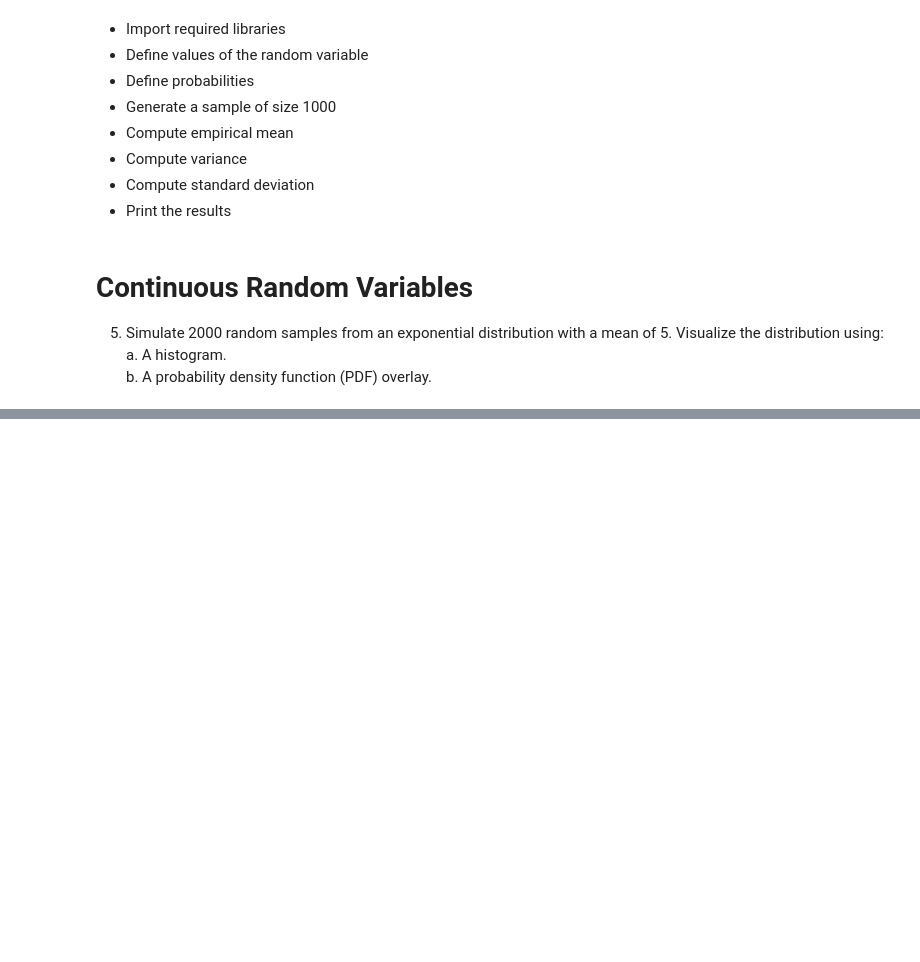
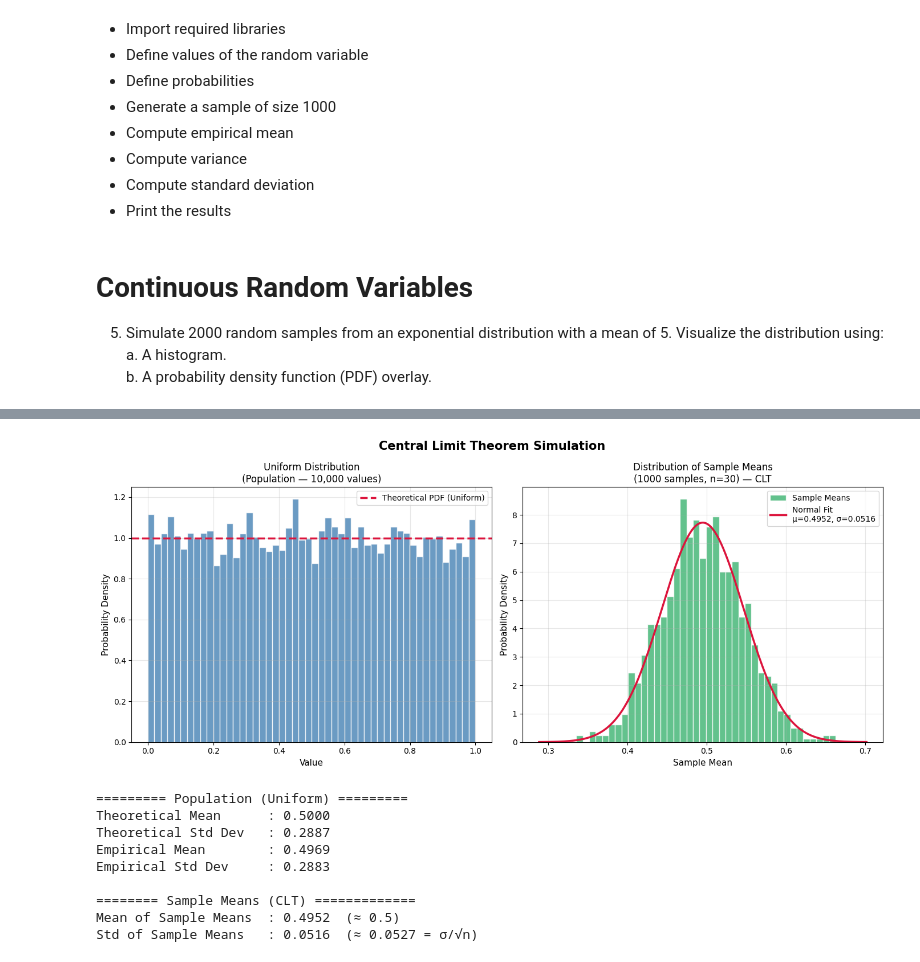
Before and after one commit to nishant8105/DS_Assignment, a Jupyter notebook: Assignment_3/probability.ipynb, the cells around one changed output, grey strips where cells are left out. Saved outputs shown, nothing was run; the diff lists cells and outputs as text; code cells hidden in the pictures; blank space fills up the shorter version.

Commit message:
Central Limit Theorem complete

```diff
--- a/Assignment_3/probability.ipynb
+++ b/Assignment_3/probability.ipynb
@@ -264,0 +275,79 @@ Max               : 37.8456
+# %%
+import numpy as np
+import matplotlib.pyplot as plt
+
+# ── a. Generate 10,000 random numbers from Uniform Distribution ──
+population = np.random.uniform(low=0, high=1, size=10_000)
+
+# ── b. Draw 1000 samples of size n=30 & calculate sample means ──
+n_samples = 1000
+sample_size = 30
+
+sample_means = [
+    np.mean(np.random.choice(population, size=sample_size, replace=False))
+    for _ in range(n_samples)
+]
+sample_means = np.array(sample_means)
+
+# ── Manual Normal PDF (no scipy) ──
+# Formula: f(x) = (1 / σ√2π) * e^(-(x-μ)² / 2σ²)
+mu    = np.mean(sample_means)
+sigma = np.std(sample_means)
+x = np.linspace(mu - 4*sigma, mu + 4*sigma, 300)
+normal_pdf = (1 / (sigma * np.sqrt(2 * np.pi))) * np.exp(-0.5 * ((x - mu) / sigma) ** 2)
+
+# ── c. Visualize both distributions ──
+fig, axes = plt.subplots(1, 2, figsize=(14, 6))
+fig.suptitle('Central Limit Theorem Simulation', fontsize=15, fontweight='bold')
+
+# ── Plot 1: Uniform Distribution (Population) ──
+axes[0].hist(population, bins=50, density=True,
+             color='steelblue', edgecolor='white', alpha=0.8)
+axes[0].axhline(y=1.0, color='crimson', linewidth=2.5,
+                linestyle='--', label='Theoretical PDF (Uniform)')
+axes[0].set_title('Uniform Distribution\n(Population — 10,000 values)', fontsize=12)
+axes[0].set_xlabel('Value', fontsize=11)
+axes[0].set_ylabel('Probability Density', fontsize=11)
+axes[0].legend(fontsize=10)
+axes[0].grid(True, alpha=0.3)
+
+# ── Plot 2: Distribution of Sample Means (CLT) ──
+axes[1].hist(sample_means, bins=40, density=True,
+             color='mediumseagreen', edgecolor='white', alpha=0.8,
+             label='Sample Means')
+
+# Overlay manually computed Normal PDF
+axes[1].plot(x, normal_pdf, color='crimson', linewidth=2.5,
+             label=f'Normal Fit\nμ={mu:.4f}, σ={sigma:.4f}')
+
+axes[1].set_title('Distribution of Sample Means\n(1000 samples, n=30) — CLT', fontsize=12)
+axes[1].set_xlabel('Sample Mean', fontsize=11)
+axes[1].set_ylabel('Probability Density', fontsize=11)
+axes[1].legend(fontsize=10)
+axes[1].grid(True, alpha=0.3)
+
+plt.tight_layout()
+plt.savefig('central_limit_theorem.png', dpi=150)
+plt.show()
+
+# ── Print Statistics ──
+print("========= Population (Uniform) =========")
+print(f"Theoretical Mean      : 0.5000")
+print(f"Theoretical Std Dev   : {(1/12)**0.5:.4f}")
+print(f"Empirical Mean        : {np.mean(population):.4f}")
+print(f"Empirical Std Dev     : {np.std(population):.4f}")
+
+print("\n======== Sample Means (CLT) =============")
+print(f"Mean of Sample Means  : {np.mean(sample_means):.4f}  (≈ 0.5)")
+print(f"Std of Sample Means   : {np.std(sample_means):.4f}  (≈ {(1/12)**0.5 / 30**0.5:.4f} = σ/√n)")
+# %% [output]
+[figure, added]
+========= Population (Uniform) =========
+Theoretical Mean      : 0.5000
+Theoretical Std Dev   : 0.2887
+Empirical Mean        : 0.4969
+Empirical Std Dev     : 0.2883
+
+======== Sample Means (CLT) =============
+Mean of Sample Means  : 0.4952  (≈ 0.5)
+Std of Sample Means   : 0.0516  (≈ 0.0527 = σ/√n)
```
Also changed, not shown: parts of 6 cells of this notebook, 1 other file.
